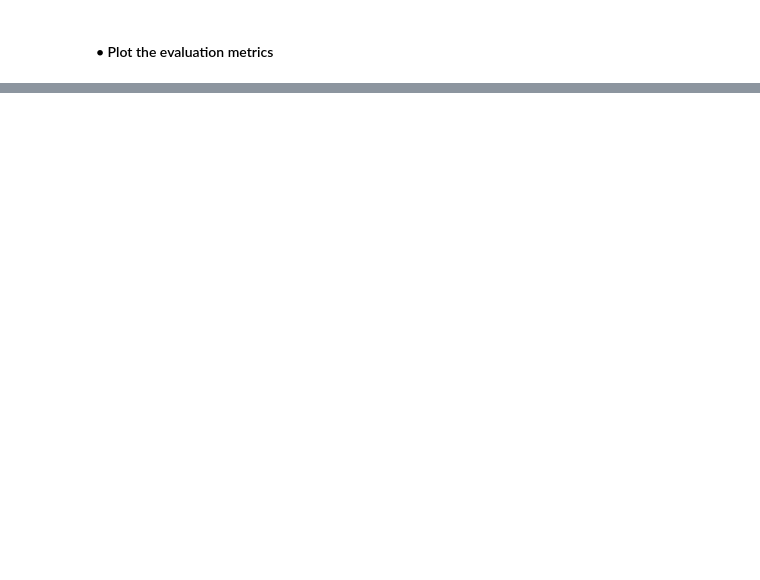
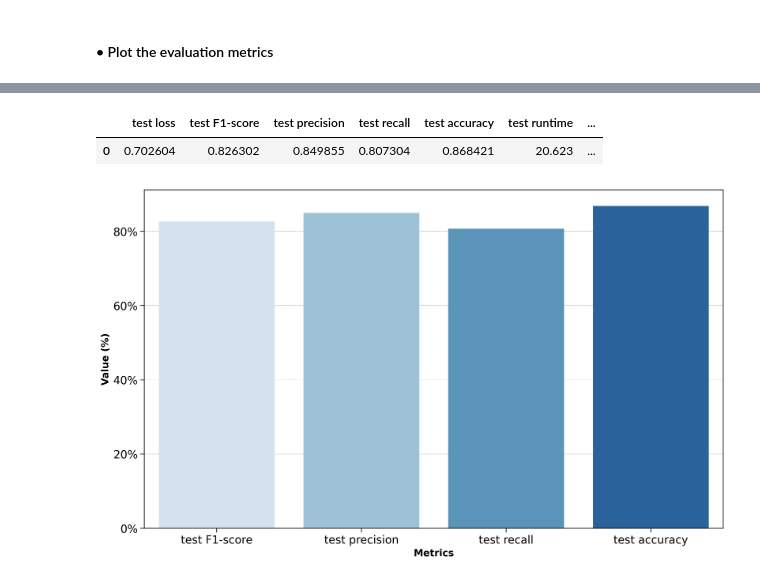
Before and after one commit to KoredeAkande/nigerian_isp_sentiment_analysis, a Jupyter notebook: notebooks/5.2-model-evaluation-and-selection-(sentiment-analysis).ipynb, the cells around one changed output, grey strips where cells are left out. Saved outputs shown, nothing was run; the diff lists cells and outputs as text; code cells hidden in the pictures; blank space fills up the shorter version.

```diff
--- a/notebooks/5.2-model-evaluation-and-selection-(sentiment-analysis).ipynb
+++ b/notebooks/5.2-model-evaluation-and-selection-(sentiment-analysis).ipynb
@@ -253,7 +236,25 @@ validation_results
 # %%
 # Prepare the test set
 test_set_dataset = Generate_PyTorch_Dataset(
-    texts    = df.query("split_group == 'test_set' ").Text.tolist(),
-    labels = df.query("split_group == 'test_set' ").label.tolist(),
-    tokenizer  = tokenizer
+    texts        = test_df.Text.tolist(),
+    labels       = test_df.label.tolist(),
+    tokenizer    = bertweet_tokenizer
 )
+# %%
+#Define training arguments for prediction mode
+test_training_args = TrainingArguments(
+output_dir = "../model_predictions",
+do_predict = True
+)
+
+#Define the predictor
+test_trainer = Trainer(
+    model           = bertweet_model,
+    args            = test_training_args,
+    compute_metrics = compute_metrics,
+)
+
+#Predict on the validation set
+test_preds = test_trainer.predict(test_set_dataset, metric_key_prefix='test')
+
+test_results = [test_preds[-1]]
@@ -259,0 +268,20 @@ test_set_dataset = Generate_PyTorch_Dataset(
+# %%
+test_results_df = pd.DataFrame(test_results)
+
+#Reformat names
+test_results_df.columns = test_results_df.columns.str.replace('test_','test ').str.replace('_','-')
+
+test_results_df
+# %% [output]
+|  | test loss | test F1-score | test precision | test recall | test accuracy | test runtime | ... |
+| 0 | 0.702604 | 0.826302 | 0.849855 | 0.807304 | 0.868421 | 20.623 | ... |
+# %%
+plt.figure(figsize=(15,9), dpi=300)
+with plt.style.context(['notebook','no-latex','grid']):
+    sns.barplot(data = test_results_df.iloc[:,1:5], palette = "Blues")
+    plt.ylabel('Value (%)',fontsize=14, fontweight= 'bold')
+    plt.xlabel('Metrics',fontsize=14, fontweight= 'bold')
+    plt.gca().set_yticklabels(['{:.0f}%'.format(x*100) for x in plt.gca().get_yticks()])
+    plt.show()
+# %% [output]
+[figure, added]
```
Also changed, not shown: parts of 11 cells of this notebook.
